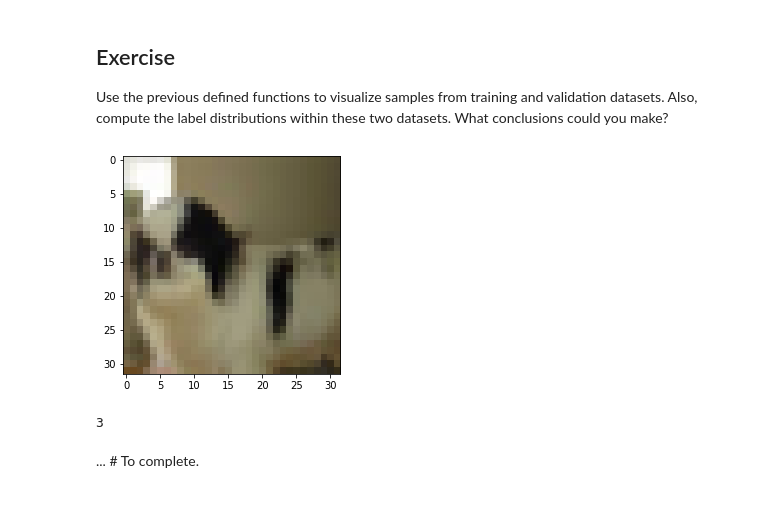
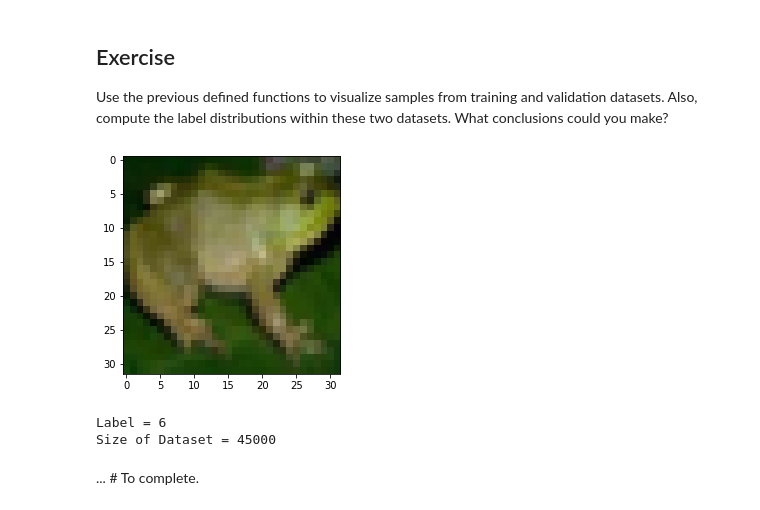
Before and after one commit to jpt31733/ExData_Plotting1, a Jupyter notebook: tutorial1_data_exercise.ipynb, the cells around one changed output. Cells and saved outputs as stored; diff of their text form; code cells hidden in the pictures.

```diff
--- a/tutorial1_data_exercise.ipynb
+++ b/tutorial1_data_exercise.ipynb
@@ -211,11 +211,13 @@ def plot_dataset_histogram(labels, title='Label distribution'):
 Use the previous defined functions to visualize samples from training and validation datasets. Also, compute the label distributions within these two datasets. What conclusions could you make?
 # %%
 # plot a given sample from the training dataset and retrieve its label
-plot_image(train_imgs[150]) # To complete.
-print(labels[150])
+plot_image(train_imgs[58])
+print('Label =', train_labels[58])
+print('Size of Dataset =', len(train_imgs))
 # %% [output]
-[figure, old version]
+[figure, new version]
-3
+Label = 6
+Size of Dataset = 45000
 # %% [markdown]
 ... # To complete.
 # %%
```
Also changed, not shown: parts of 16 cells of this notebook.
